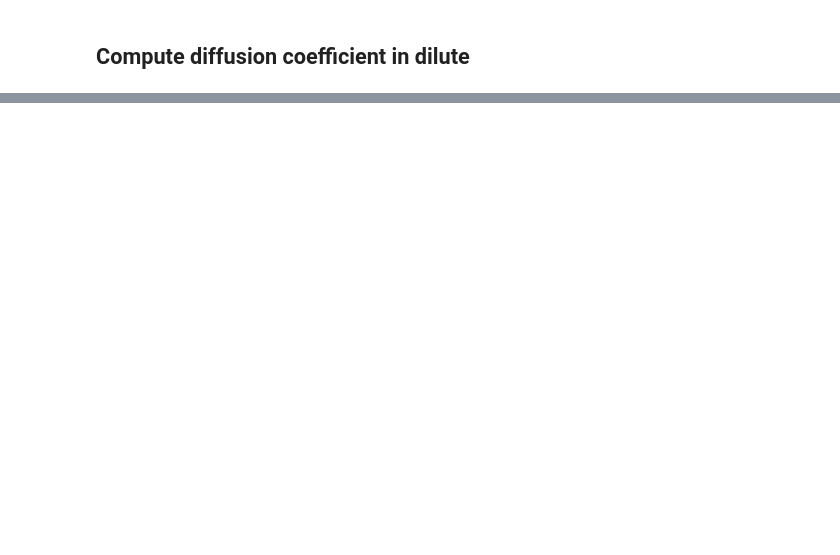
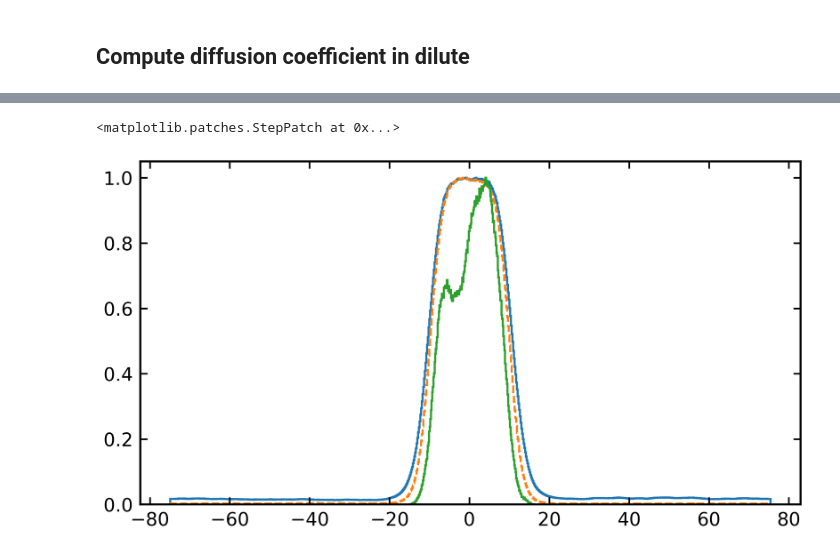
Before and after one commit to ezippo/HPA, a Jupyter notebook: active_droplets.ipynb, the cells around one changed output, grey strips where cells are left out. Cells and saved outputs as stored; diff of their text form; code cells hidden in the pictures; blank space fills up the shorter version.

```diff
--- a/active_droplets.ipynb
+++ b/active_droplets.ipynb
@@ -103,5 +70,0 @@ for i, tt in enumerate(tqdm(times_p)):
-# %%
-count_dp = 0
-for i, tt in enumerate(tqdm(times_dp)):
-    ser_index = np.where(ser_i==c_dp[i,1])[0][0]
-    count_dp += int(in_out[tt,ser_index])
@@ -173,0 +184,16 @@ def compute_msd(gsd_file, group=None):
+# %%
+bin_centers, density = compute_density_profile(path_work+'no_driving_slab/sim_eq_slab_200-tdp43-lcd_2-ck1d-open_10-pp3/sim1_eq_slab_200-tdp43-lcd_2-com-ck1d-open_10-com-pp3_CAL3_dump_centered.gsd',
+                                               axis=2, nbins=800)
+# %%
+bin_centers_tdp, density_tdp = compute_density_profile(path_work+'no_driving_slab/sim_eq_slab_200-tdp43-lcd_2-ck1d-open_10-pp3/sim1_eq_slab_200-tdp43-lcd_2-com-ck1d-open_10-com-pp3_CAL3_dump_centered.gsd',
+                                               axis=2, nbins=800, group=[i for i in range(30800)])
+# %%
+bin_centers_ck1d, density_ck1d = compute_density_profile(path_work+'no_driving_slab/sim_eq_slab_200-tdp43-lcd_2-ck1d-open_10-pp3/sim1_eq_slab_200-tdp43-lcd_2-com-ck1d-open_10-com-pp3_CAL3_dump_centered.gsd',
+                                               axis=2, nbins=200, group=[i for i in range(30800,30800+292+292)])
+# %%
+plt.stairs(density/np.max(density), np.append(bin_centers,bin_centers[-1]+0.5))
+plt.stairs(density_tdp/np.max(density_tdp), np.append(bin_centers_tdp,bin_centers_tdp[-1]+0.5), ls='--')
+plt.stairs(density_ck1d/np.max(density_ck1d), np.append(bin_centers_ck1d,bin_centers_ck1d[-1]+0.5))
+# %% [output]
+<matplotlib.patches.StepPatch at 0x...>
+[figure, added]
```
Also changed, not shown: parts of 28 cells of this notebook, 2 other files.
